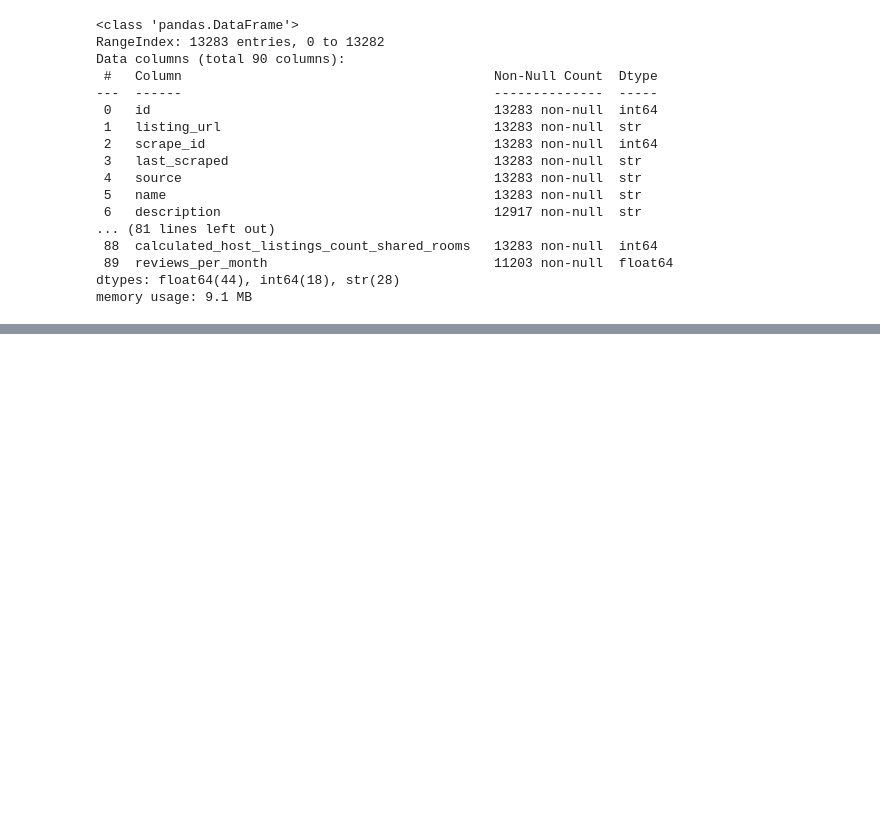
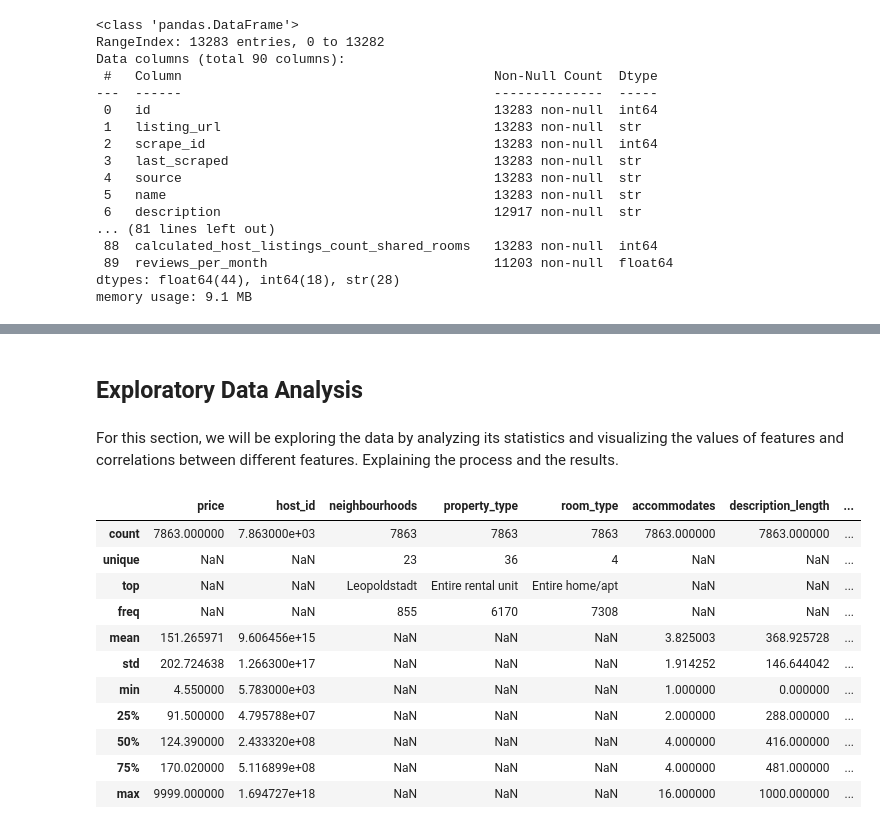
Before and after one commit to CccRosela/Vienna-Airbnb-Data-Analysis, a Jupyter notebook: Airbnb Project/notebook/Airbnb_Analysis.ipynb, the cells around one changed output, grey strips where cells are left out. Cells and saved outputs as stored; diff of their text form; code cells hidden in the pictures; blank space fills up the shorter version.

Commit message:
Data Preparation (Done) + Explanatory analysis (Ongoing)

```diff
--- a/Airbnb Project/notebook/Airbnb_Analysis.ipynb
+++ b/Airbnb Project/notebook/Airbnb_Analysis.ipynb
@@ -186,0 +243,19 @@ airbnb.loc[
+# %% [markdown]
+## Exploratory Data Analysis
+# %% [markdown]
+For this section, we will be exploring the data by analyzing its statistics and visualizing the values of features and correlations between different features. Explaining the process and the results.
+# %%
+airbnb.describe(include='all')
+# %% [output]
+|  | price | host_id | neighbourhoods | property_type | room_type | accommodates | description_length | ... |
+| count | 7863.000000 | 7.863000e+03 | 7863 | 7863 | 7863 | 7863.000000 | 7863.000000 | ... |
+| unique | NaN | NaN | 23 | 36 | 4 | NaN | NaN | ... |
+| top | NaN | NaN | Leopoldstadt | Entire rental unit | Entire home/apt | NaN | NaN | ... |
+| freq | NaN | NaN | 855 | 6170 | 7308 | NaN | NaN | ... |
+| mean | 151.265971 | 9.606456e+15 | NaN | NaN | NaN | 3.825003 | 368.925728 | ... |
+| std | 202.724638 | 1.266300e+17 | NaN | NaN | NaN | 1.914252 | 146.644042 | ... |
+| min | 4.550000 | 5.783000e+03 | NaN | NaN | NaN | 1.000000 | 0.000000 | ... |
+| 25% | 91.500000 | 4.795788e+07 | NaN | NaN | NaN | 2.000000 | 288.000000 | ... |
+| 50% | 124.390000 | 2.433320e+08 | NaN | NaN | NaN | 4.000000 | 416.000000 | ... |
+| 75% | 170.020000 | 5.116899e+08 | NaN | NaN | NaN | 4.000000 | 481.000000 | ... |
+| max | 9999.000000 | 1.694727e+18 | NaN | NaN | NaN | 16.000000 | 1000.000000 | ... |
```
Also changed, not shown: parts of 14 cells of this notebook, 3 other files.
